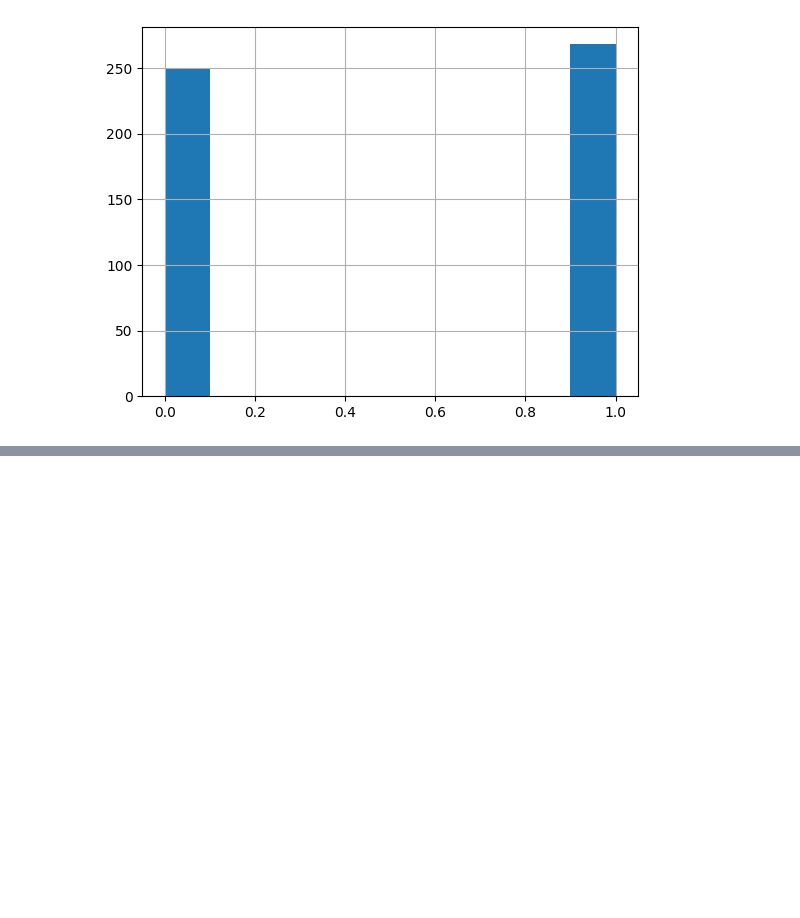
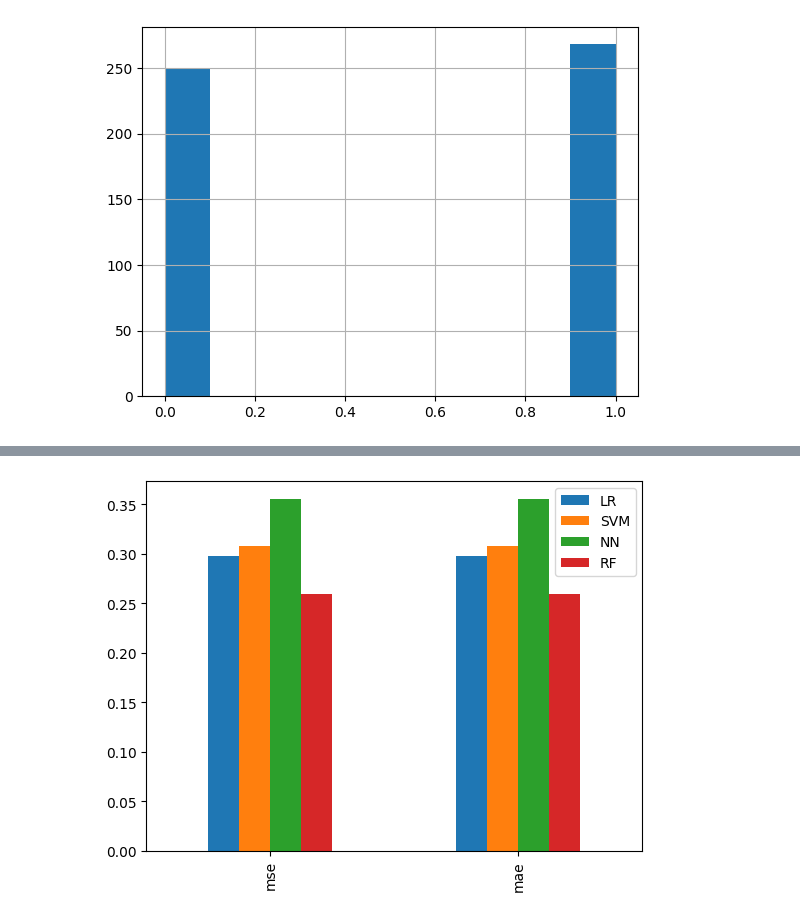
Before and after one commit to AntPog/Projekt_AI_sem3, a Jupyter notebook: projekt_AI.ipynb, the cells around one changed output, grey strips where cells are left out. Drawn from its saved outputs; the diff is of its cells as text; code cells hidden in the pictures; blank space fills up the shorter version.

Commit message:
Update projekt_AI.ipynb
trenowanie modelu + poprawki

```diff
--- a/projekt_AI.ipynb
+++ b/projekt_AI.ipynb
@@ -78,6 +102,8 @@ diate['Outcome'].hist(bins=10)
+# %%
+#usuwamy powyzej wymienione kolumny
+diate = dataset1.delete_column(diate, 'SkinThickness')
+diate = dataset1.delete_column(diate, 'Insulin')
 # %%
-from sklearn.ensemble import RandomForestRegressor
-from sklearn import model_selection, preprocessing, linear_model, naive_bayes, metrics, svm, ensemble
 class trener:
     accuracy_compare = {'LR' : "",'SVM' : "",'RV' : "",'NN' : "" }
     accuracy = []
@@ -118,3 +144,35 @@ class trener:
     def random_forest_tree(self):
         self.accuracy = self.train_model(ensemble.RandomForestClassifier(), self.q_train, self.y_train, self.q_test)
         self.accuracy_compare['RF'] = self.accuracy
+
+    def neural_network(self):
+        mlp = MLPClassifier(hidden_layer_sizes=(10, 10, 10), max_iter=1000)
+        self.accuracy = self.train_model(mlp, self.q_train, self.y_train, self.q_test)
+        self.accuracy_compare['NN'] = self.accuracy
+
+    def porownanie_modeli(self):
+        df_compare = pd.DataFrame(self.accuracy_compare, index = ['mse', 'mae'])
+        df_compare.plot(kind='bar')
+# %%
+#rozdzielanie datasetu
+q = diate.drop('Outcome', axis=1).to_numpy()
+y = diate.loc[:, 'Outcome'].to_numpy()
+# %%
+#wytrenowanie modelu
+trener1 = trener(q,y)
+
+#model 1
+trener1.logistic_regression()
+
+#model 2
+trener1.support_vector_machine()
+
+#model 3
+trener1.random_forest_tree()
+
+#model 4
+trener1.neural_network()
+# %%
+trener1.porownanie_modeli()
+# %% [output]
+[figure, added]
```
Also changed, not shown: parts of 6 cells of this notebook.
